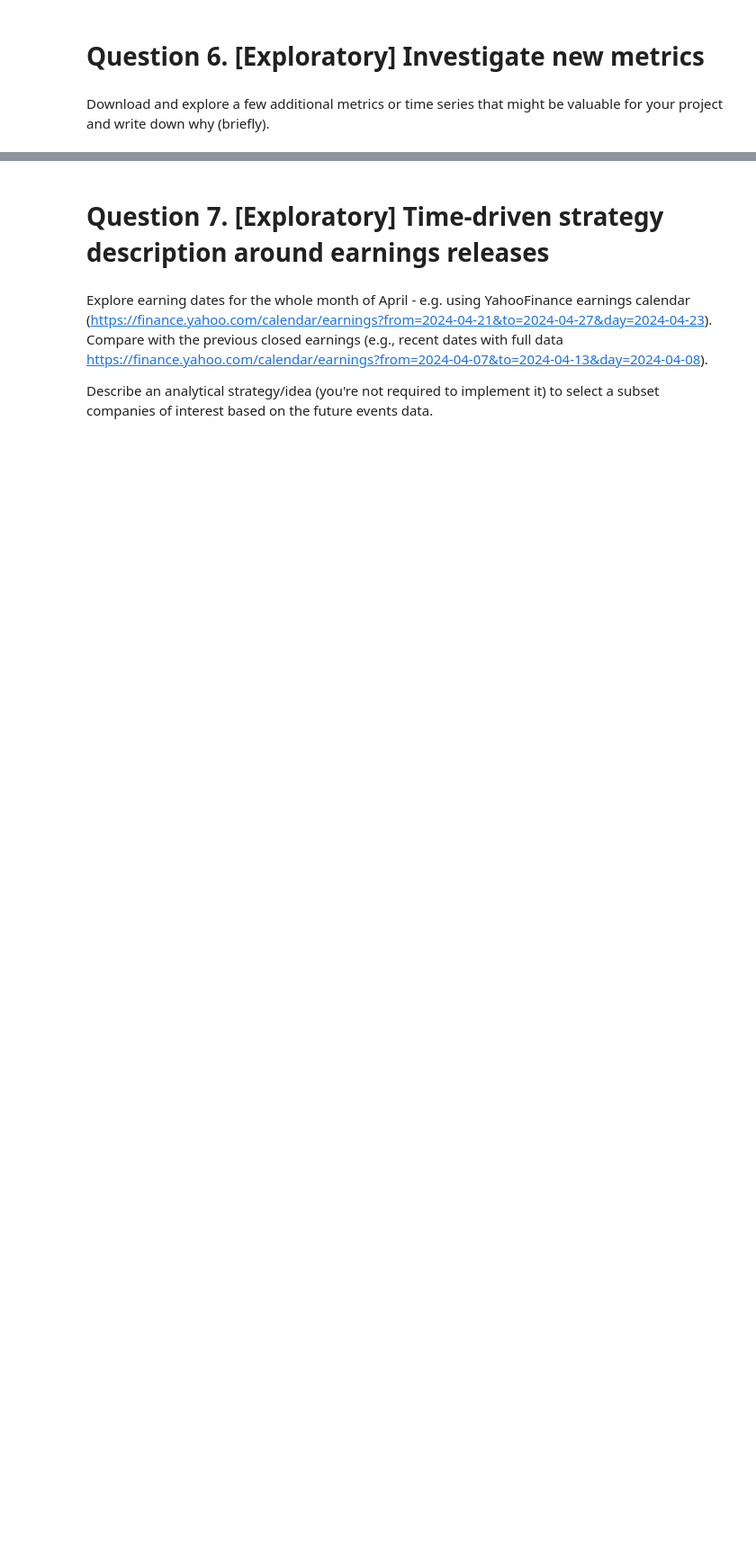
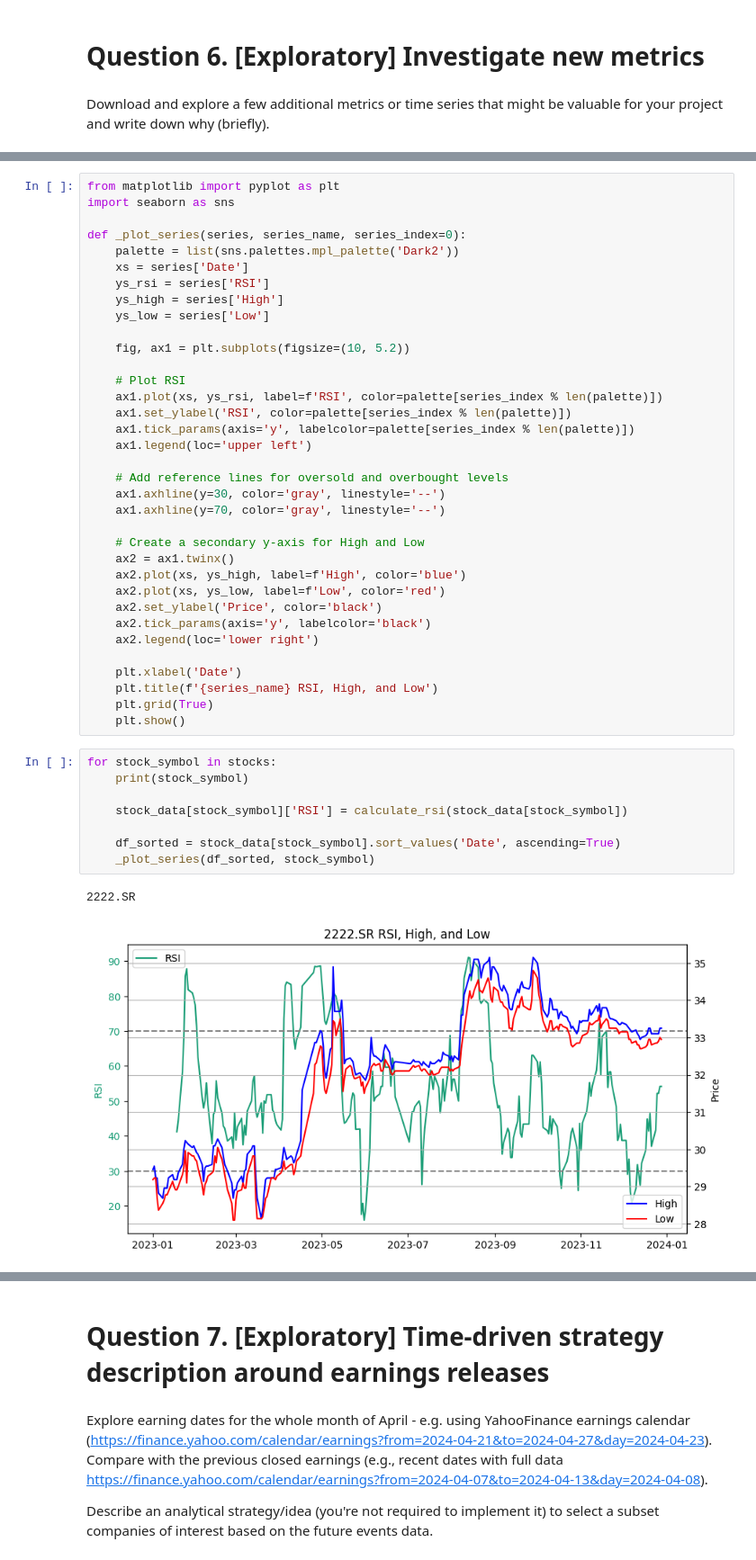
Before and after one commit to alangan17/smazc01, a Jupyter notebook: SMAZC_01_Homework.ipynb, the cells around one changed output, grey strips where cells are left out. Shown at 90% size. Drawn from its saved outputs; the diff is of its cells as text; blank space fills up the shorter version.

```diff
--- a/SMAZC_01_Homework.ipynb
+++ b/SMAZC_01_Homework.ipynb
@@ -191,0 +421,46 @@ Download and explore a few additional metrics or time series that might be valua
+# %%
+from matplotlib import pyplot as plt
+import seaborn as sns
+
+def _plot_series(series, series_name, series_index=0):
+    palette = list(sns.palettes.mpl_palette('Dark2'))
+    xs = series['Date']
+    ys_rsi = series['RSI']
+    ys_high = series['High']
+    ys_low = series['Low']
+
+    fig, ax1 = plt.subplots(figsize=(10, 5.2))
+
+    # Plot RSI
+    ax1.plot(xs, ys_rsi, label=f'RSI', color=palette[series_index % len(palette)])
+    ax1.set_ylabel('RSI', color=palette[series_index % len(palette)])
+    ax1.tick_params(axis='y', labelcolor=palette[series_index % len(palette)])
+    ax1.legend(loc='upper left')
+
+    # Add reference lines for oversold and overbought levels
+    ax1.axhline(y=30, color='gray', linestyle='--')
+    ax1.axhline(y=70, color='gray', linestyle='--')
+
+    # Create a secondary y-axis for High and Low
+    ax2 = ax1.twinx()
+    ax2.plot(xs, ys_high, label=f'High', color='blue')
+    ax2.plot(xs, ys_low, label=f'Low', color='red')
+    ax2.set_ylabel('Price', color='black')
+    ax2.tick_params(axis='y', labelcolor='black')
+    ax2.legend(loc='lower right')
+
+    plt.xlabel('Date')
+    plt.title(f'{series_name} RSI, High, and Low')
+    plt.grid(True)
+    plt.show()
+# %%
+for stock_symbol in stocks:
+    print(stock_symbol)
+
+    stock_data[stock_symbol]['RSI'] = calculate_rsi(stock_data[stock_symbol])
+
+    df_sorted = stock_data[stock_symbol].sort_values('Date', ascending=True)
+    _plot_series(df_sorted, stock_symbol)
+# %% [output]
+2222.SR
+[figure, added]
```
Also changed, not shown: parts of 17 cells of this notebook.
